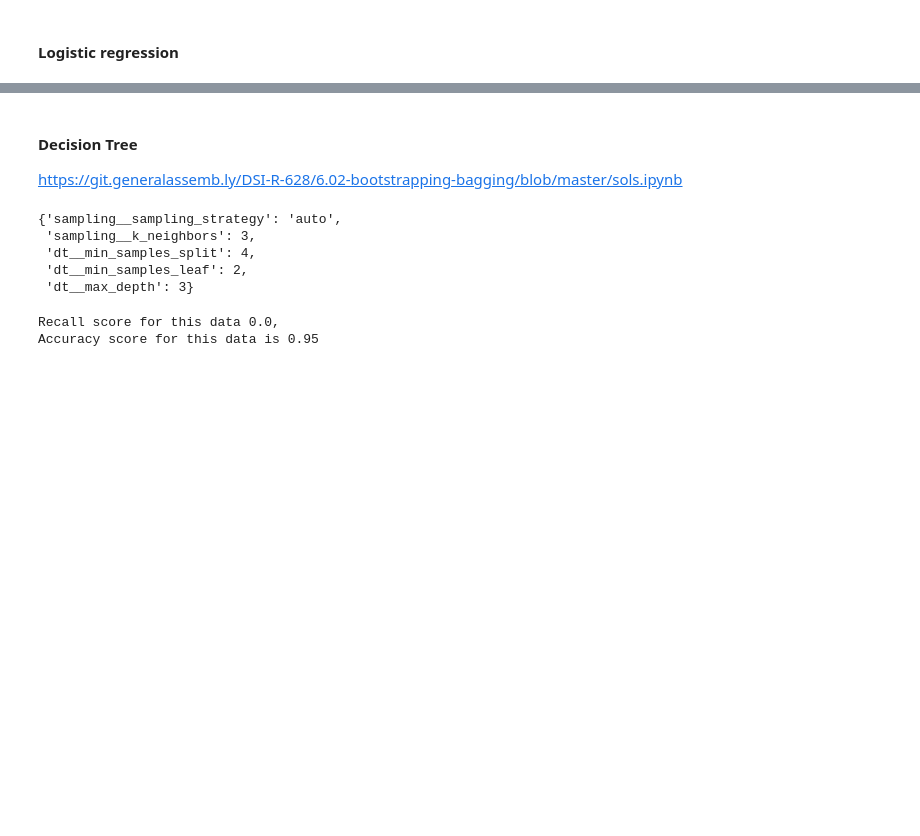
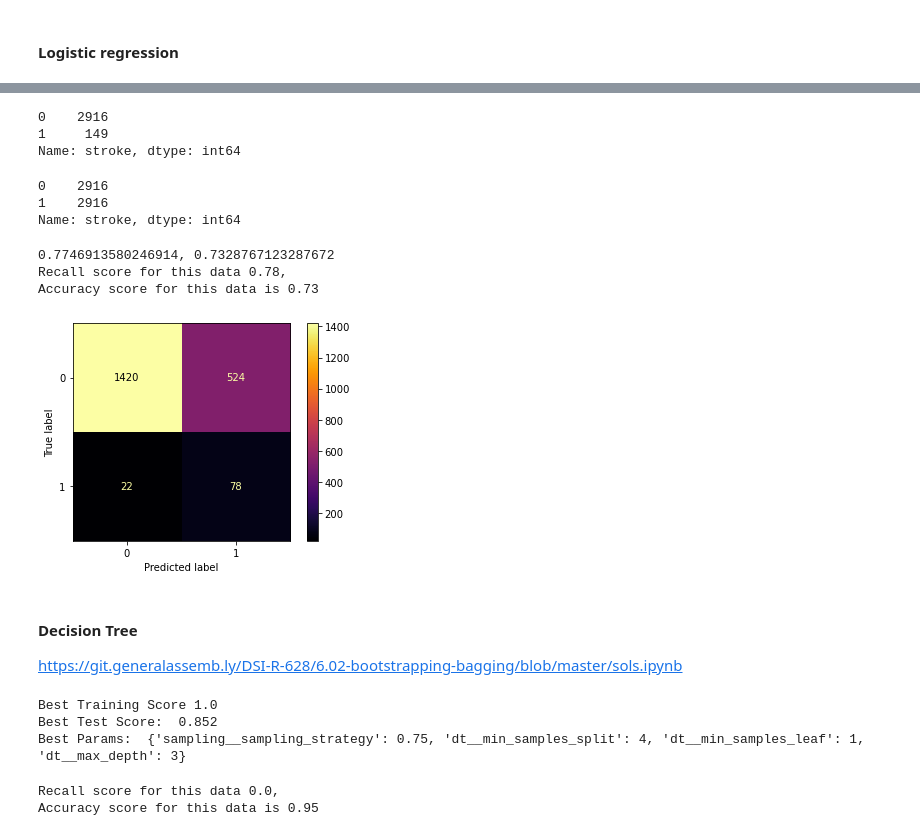
Before and after one commit to plarkin13/stroke_prediction_kaggle, a Jupyter notebook: models.ipynb, the cells around one changed output, grey strips where cells are left out. Drawn from its saved outputs; the diff is of its cells as text; code cells hidden in the pictures; blank space fills up the shorter version.

```diff
--- a/models.ipynb
+++ b/models.ipynb
@@ -269,3 +269,27 @@ Accuracy score for this data is 0.92
+# %%
+y_train.value_counts()
+# %% [output]
+0    2916
+1     149
+Name: stroke, dtype: int64
+# %%
+y_train_over.value_counts()
+# %% [output]
+0    2916
+1    2916
+Name: stroke, dtype: int64
+# %%
+#trying out best params with locallized oversampling
+
+lr_ros = LogisticRegression(class_weight='balanced',C=0.01)
+lr_ros.fit(Xs_train_over, y_train_over)
+print(f'{lr_ros.score(Xs_train_over, y_train_over)}, {lr_ros.score(Xs_test, y_test)}')
+get_metrics(lr_ros);
+# %% [output]
+0.7746913580246914, 0.7328767123287672
+Recall score for this data 0.78,
+Accuracy score for this data is 0.73
+[figure, added]
 # %% [markdown]
 #### Decision Tree
 https://git.generalassemb.ly/DSI-R-628/6.02-bootstrapping-bagging/blob/master/sols.ipynb
@@ -274,28 +298,27 @@ from sklearn.tree import DecisionTreeClassifier
 from sklearn.svm import SVC
 dt_pipe = Pipeline([
         ('scale', StandardScaler()),
-        ('sampling', SMOTE()),
+        ('sampling', RandomOverSampler(random_state=42)),
         ('dt', DecisionTreeClassifier(random_state = 42, class_weight= 'balanced')) #adding class weight due to imbalanced target data
     ])
 
 dt_pipe_params = {
     'sampling__sampling_strategy': ['auto', 0.75],
-    'sampling__k_neighbors': [3, 5],
     'dt__max_depth': [None, 3, 5],
     'dt__min_samples_split': [3,4,5],
     'dt__min_samples_leaf' : [1,2],
 
 }
-dt_gs = RandomizedSearchCV(dt_pipe, dt_pipe_params, scoring = 'recall', cv = 3)
+dt_gs = RandomizedSearchCV(dt_pipe, dt_pipe_params, scoring = 'recall', cv = 3, return_train_score= True)
 dt_gs.fit(X_train, y_train)
 dt_preds_gs = dt_gs.predict(X_test)
-dt_gs.best_params_
+print("Best Training Score", round(dt_gs.cv_results_['mean_train_score'].max(),3))
+print("Best Test Score: ", round(dt_gs.best_score_,3))
+print("Best Params: ", dt_gs.best_params_)
 # %% [output]
-{'sampling__sampling_strategy': 'auto',
- 'sampling__k_neighbors': 3,
- 'dt__min_samples_split': 4,
- 'dt__min_samples_leaf': 2,
- 'dt__max_depth': 3}
+Best Training Score 1.0
+Best Test Score:  0.852
+Best Params:  {'sampling__sampling_strategy': 0.75, 'dt__min_samples_split': 4, 'dt__min_samples_leaf': 1, 'dt__max_depth': 3}
 # %%
 get_metrics(dt_gs);
 # %% [output]
```
Also changed, not shown: parts of 23 cells of this notebook, 1 other file.
